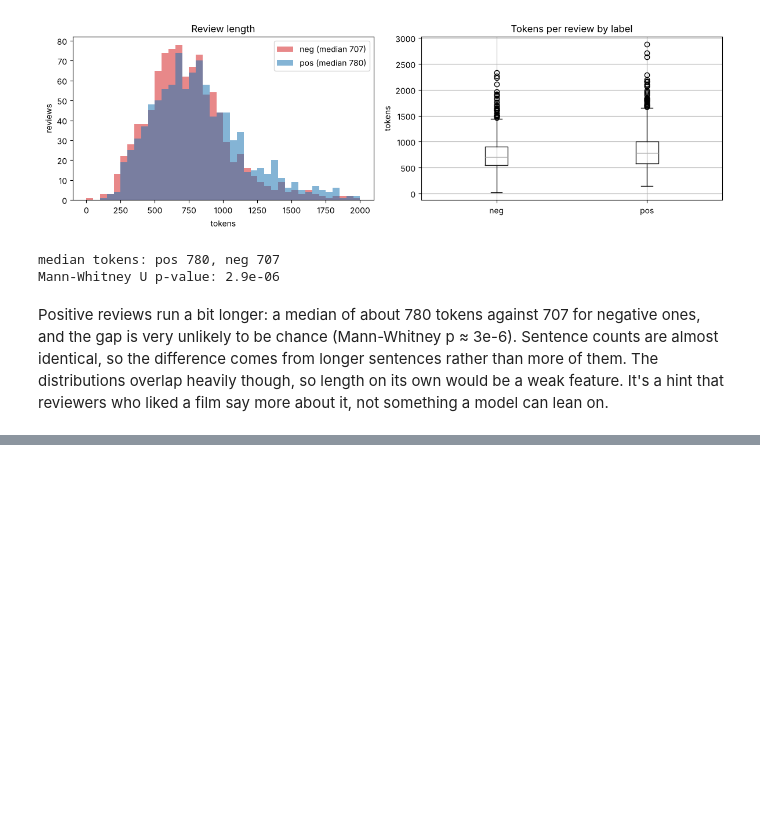
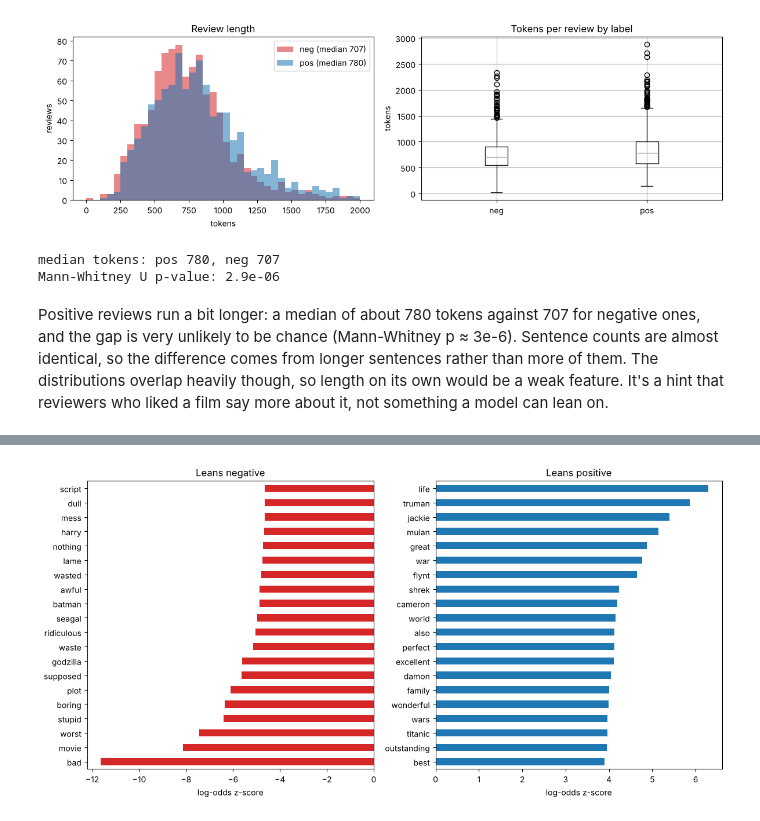
Before and after one commit to adityarajsingh1/sentiment-analysis, a Jupyter notebook: sentiment_analysis.ipynb, the cells around one changed output, grey strips where cells are left out. Drawn from its saved outputs; the diff is of its cells as text; code cells hidden in the pictures; blank space fills up the shorter version.

Commit message:
Look at common and class-leaning words

```diff
--- a/sentiment_analysis.ipynb
+++ b/sentiment_analysis.ipynb
@@ -169,0 +222,26 @@ can lean on.
+# %%
+def log_odds(counts_a, counts_b, prior):
+    a0, b0, p0 = sum(counts_a.values()), sum(counts_b.values()), sum(prior.values())
+    rows = []
+    for w, pw in prior.items():
+        ya, yb = counts_a[w], counts_b[w]
+        la = np.log((ya + pw) / (a0 + p0 - ya - pw))
+        lb = np.log((yb + pw) / (b0 + p0 - yb - pw))
+        var = 1 / (ya + pw) + 1 / (yb + pw)
+        rows.append((w, (la - lb) / np.sqrt(var), ya, yb))
+    return pd.DataFrame(rows, columns=["word", "z", "pos_count", "neg_count"]).set_index("word")
+
+
+prior = content_counts["neg"] + content_counts["pos"]
+scores = log_odds(content_counts["pos"], content_counts["neg"], prior).sort_values("z")
+top_neg, top_pos = scores.head(20), scores.tail(20)
+
+fig, axes = plt.subplots(1, 2, figsize=(12, 6))
+top_neg.z.plot.barh(ax=axes[0], color="tab:red", title="Leans negative")
+top_pos.z.plot.barh(ax=axes[1], color="tab:blue", title="Leans positive")
+for ax in axes:
+    ax.set(xlabel="log-odds z-score", ylabel="")
+plt.tight_layout()
+plt.show()
+# %% [output]
+[figure, added]
```
Also changed, not shown: parts of 5 cells of this notebook, 1 other file.
